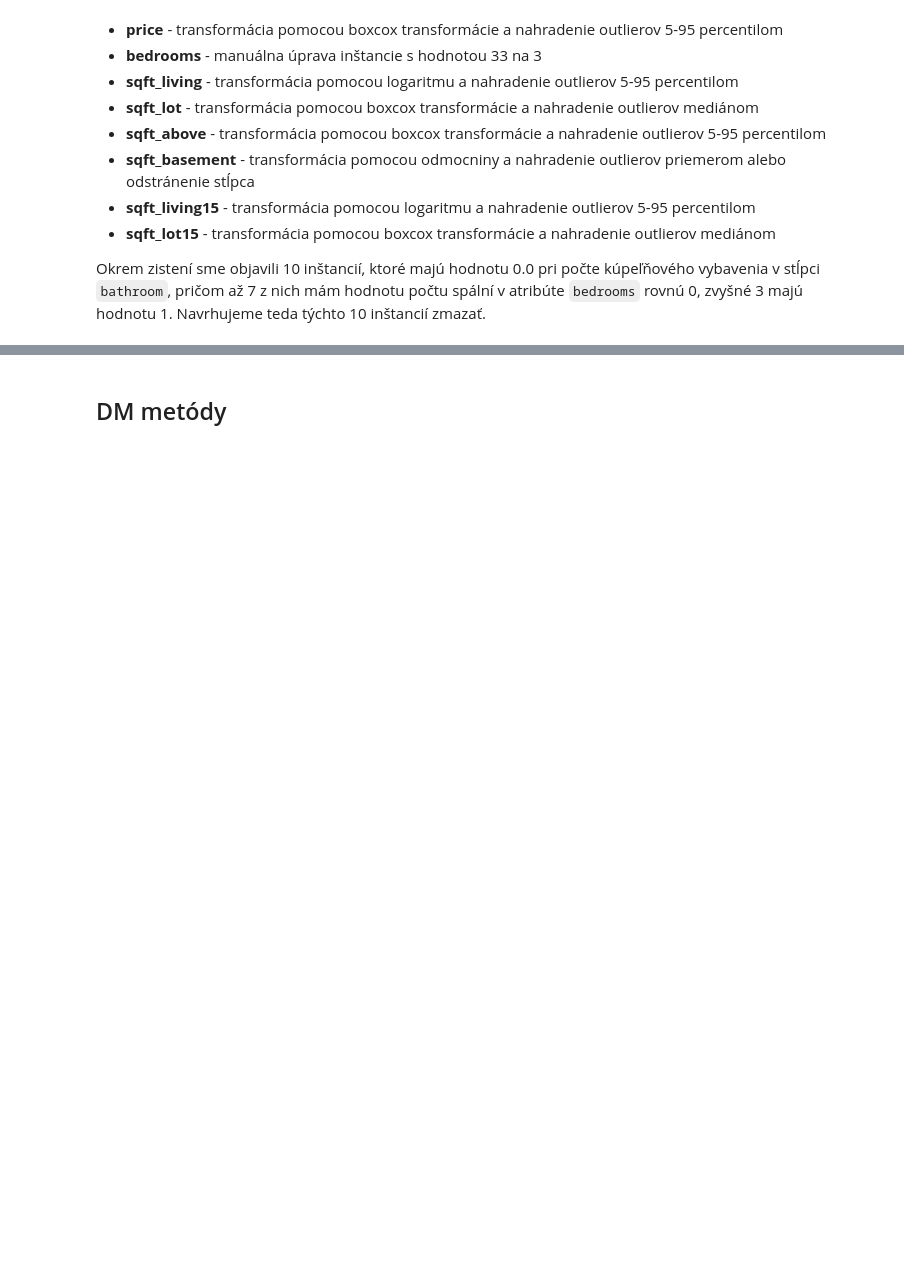
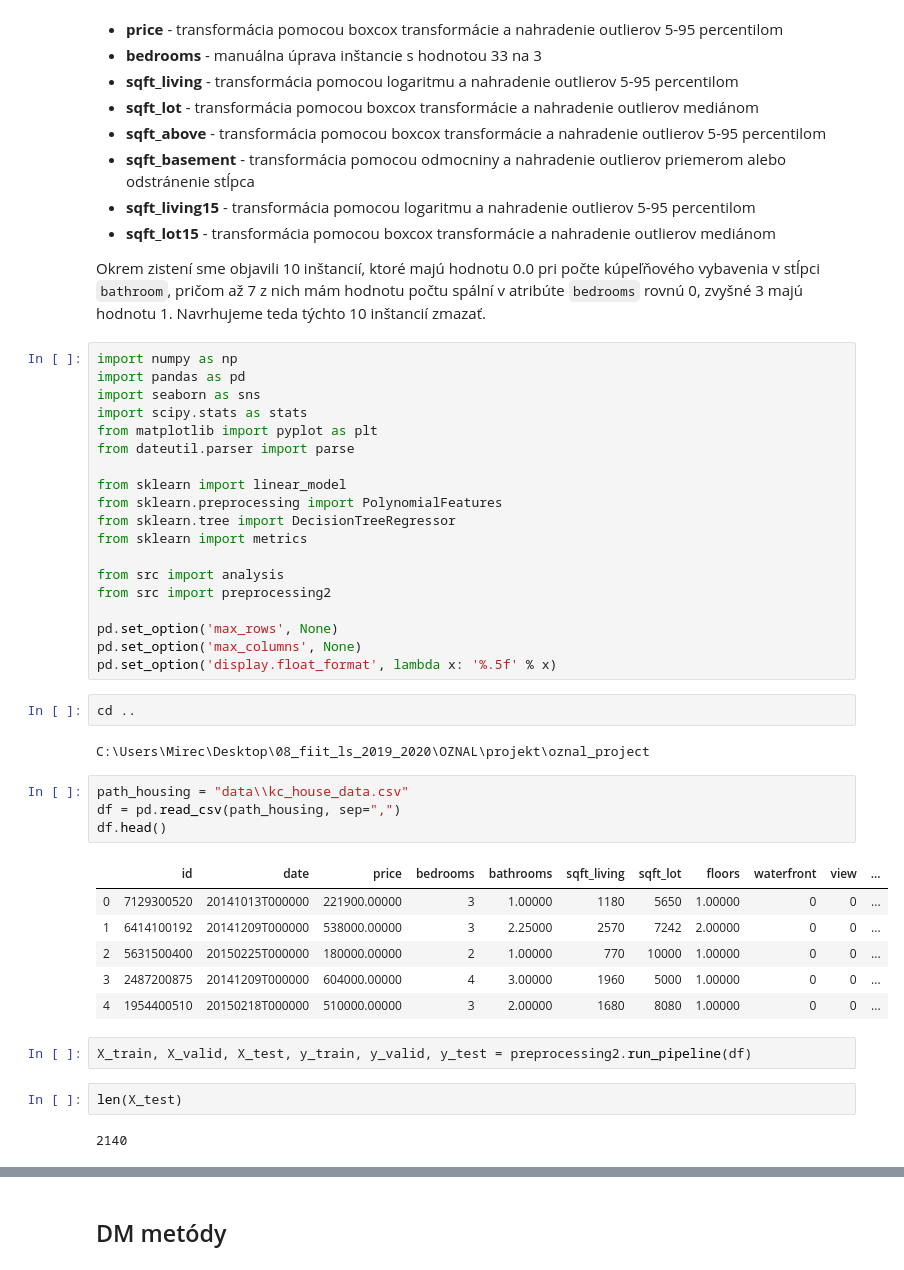
Before and after one commit to mirec3009/oznal_project, a Jupyter notebook: notebooks/Predspracovanie_a_vyber_atributov.ipynb, the cells around one changed output, grey strips where cells are left out. Cells and saved outputs as stored; diff of their text form; blank space fills up the shorter version.

Commit message:
ADDED pipeline + TODOs + first models

```diff
--- a/notebooks/Predspracovanie_a_vyber_atributov.ipynb
+++ b/notebooks/Predspracovanie_a_vyber_atributov.ipynb
@@ -54,3 +79,43 @@ Výber toho najdôležitejšieho z minulého reportu
 - **sqft_lot15** - transformácia pomocou boxcox transformácie a nahradenie outlierov mediánom
 
 Okrem zistení sme objavili 10 inštancií, ktoré majú hodnotu 0.0 pri počte kúpeľňového vybavenia v stĺpci `bathroom`, pričom až 7 z nich mám hodnotu počtu spální v atribúte `bedrooms` rovnú 0, zvyšné 3 majú hodnotu 1. Navrhujeme teda týchto 10 inštancií zmazať.
+# %%
+import numpy as np
+import pandas as pd
+import seaborn as sns
+import scipy.stats as stats
+from matplotlib import pyplot as plt
+from dateutil.parser import parse
+
+from sklearn import linear_model
+from sklearn.preprocessing import PolynomialFeatures
+from sklearn.tree import DecisionTreeRegressor
+from sklearn import metrics
+
+from src import analysis
+from src import preprocessing2
+
+pd.set_option('max_rows', None)
+pd.set_option('max_columns', None)
+pd.set_option('display.float_format', lambda x: '%.5f' % x)
+# %%
+cd ..
+# %% [output]
+C:\Users\Mirec\Desktop\08_fiit_ls_2019_2020\OZNAL\projekt\oznal_project
+# %%
+path_housing = "data\\kc_house_data.csv"
+df = pd.read_csv(path_housing, sep=",")
+df.head()
+# %% [output]
+|  | id | date | price | bedrooms | bathrooms | sqft_living | sqft_lot | floors | waterfront | view | ... |
+| 0 | 7129300520 | 20141013T000000 | 221900.00000 | 3 | 1.00000 | 1180 | 5650 | 1.00000 | 0 | 0 | ... |
+| 1 | 6414100192 | 20141209T000000 | 538000.00000 | 3 | 2.25000 | 2570 | 7242 | 2.00000 | 0 | 0 | ... |
+| 2 | 5631500400 | 20150225T000000 | 180000.00000 | 2 | 1.00000 | 770 | 10000 | 1.00000 | 0 | 0 | ... |
+| 3 | 2487200875 | 20141209T000000 | 604000.00000 | 4 | 3.00000 | 1960 | 5000 | 1.00000 | 0 | 0 | ... |
+| 4 | 1954400510 | 20150218T000000 | 510000.00000 | 3 | 2.00000 | 1680 | 8080 | 1.00000 | 0 | 0 | ... |
+# %%
+X_train, X_valid, X_test, y_train, y_valid, y_test = preprocessing2.run_pipeline(df)
+# %%
+len(X_test)
+# %% [output]
+2140
```
Also changed, not shown: parts of 9 cells of this notebook, 2 other files.
